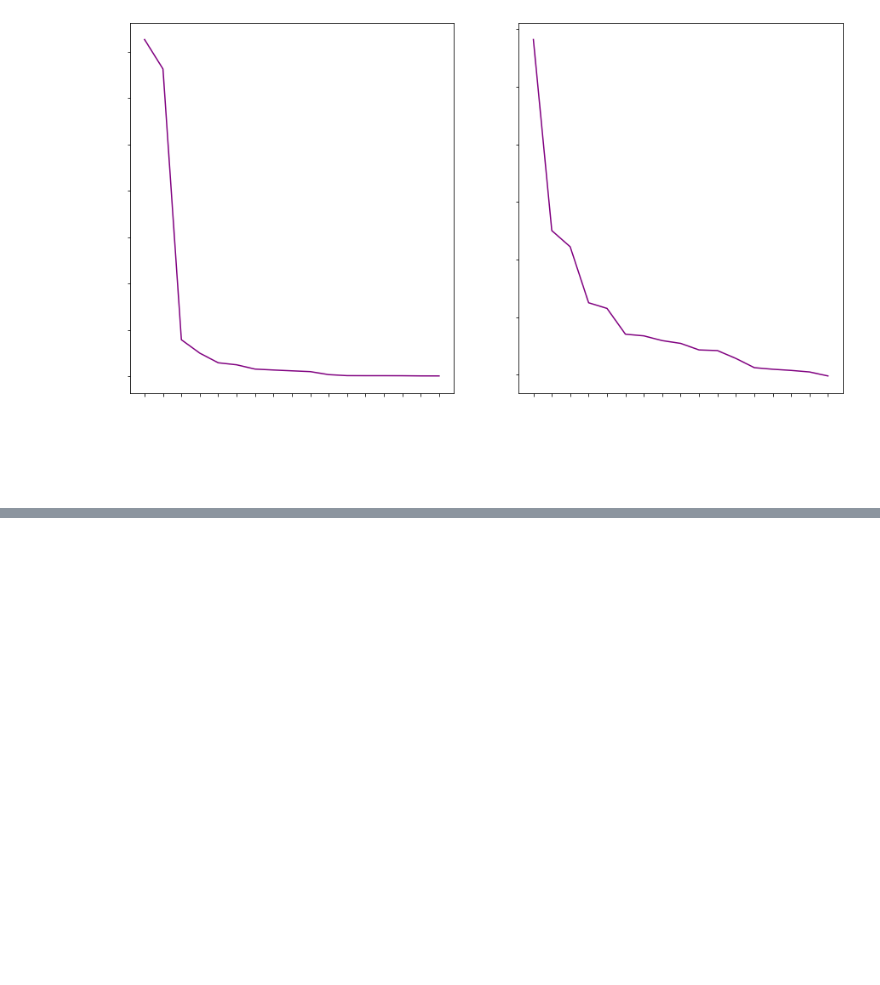
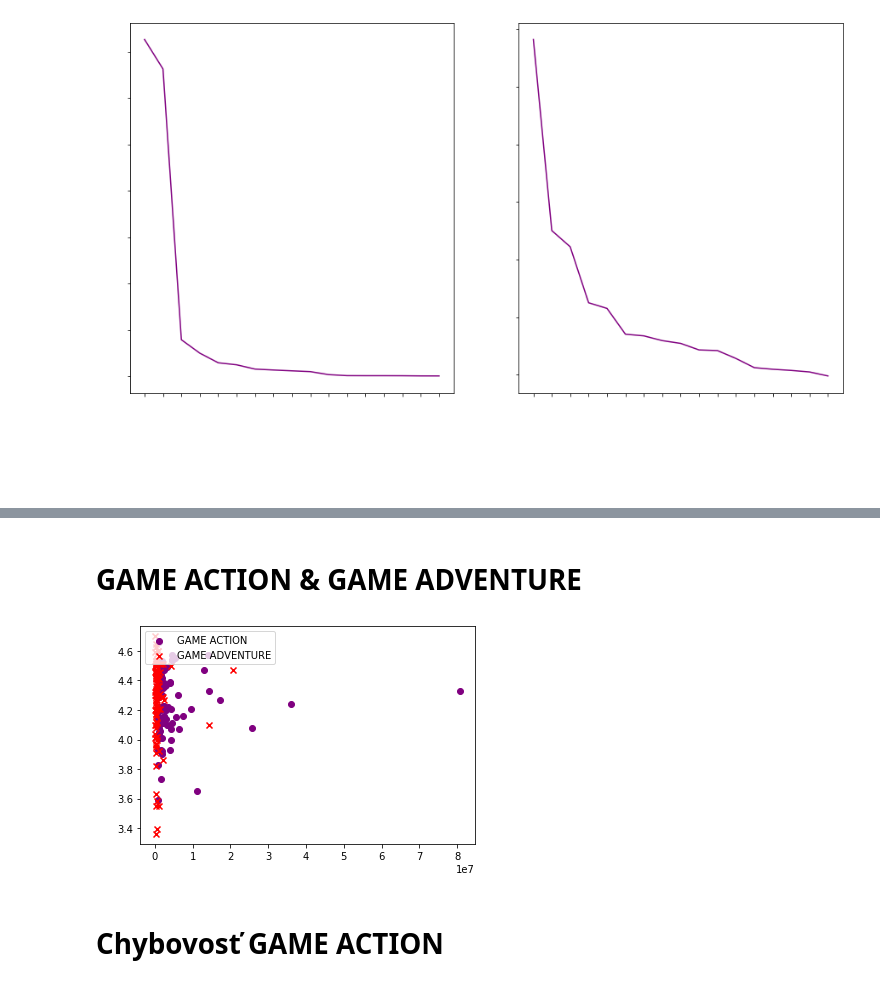
Before and after one commit to SorinMarkov01/Neur-nov-siete-NS, a Jupyter notebook: NS - JakubT.ipynb, the cells around one changed output, grey strips where cells are left out. Drawn from its saved outputs; the diff is of its cells as text; code cells hidden in the pictures; blank space fills up the shorter version.

```diff
--- a/NS - JakubT.ipynb
+++ b/NS - JakubT.ipynb
@@ -274,0 +324,5 @@ fig.show()
+# %%
+# iloc - integerová poloha(location)
+# V našom prípade zoberie riadky od 0 po 150 (teda 150 riadkov), pričom chcem nultý a druhý stlpec
+X = df.iloc[0:200, [2,4]].values #9,13 / 2,4 / 2,9
+print(X[:30])
@@ -274,0 +369,21 @@ fig.show()
+# %% [markdown]
+# GAME ACTION & GAME ADVENTURE
+# %%
+#Pomocou kinčnice Pyplot z nášho poľa X vykreslím prvých 50 riadkov zo stĺpcov 0 a 1. Farba žltá, značka - o, názov - sibírsky
+plt.scatter(X[:100, 0], X[:100, 1], color='purple', marker='o', label='GAME ACTION')
+
+#Znova vykreslíme z poľa X stredných 50 riadkov zo stĺpcov 0 a 1. Farba červená, značka - x, názov - rôznofarebný
+plt.scatter(X[100:, 0], X[100:, 1], color='red', marker='x', label='GAME ADVENTURE')
+
+plt.xlabel('Total ratings', color='white') #Názov x-ovej osi
+plt.ylabel('Average rating', color='white') #Názov y-ovej osi
+
+plt.legend(loc='upper left') #Umiestnenie legendy do lavého horného rohu
+
+plt.show() #Zobrazenie grafu
+
+#Tieto dáta sú lineárne oddelitelné
+# %% [output]
+[figure, added]
+# %% [markdown]
+# Chybovosť GAME ACTION
```
Also changed, not shown: parts of 20 cells of this notebook.
